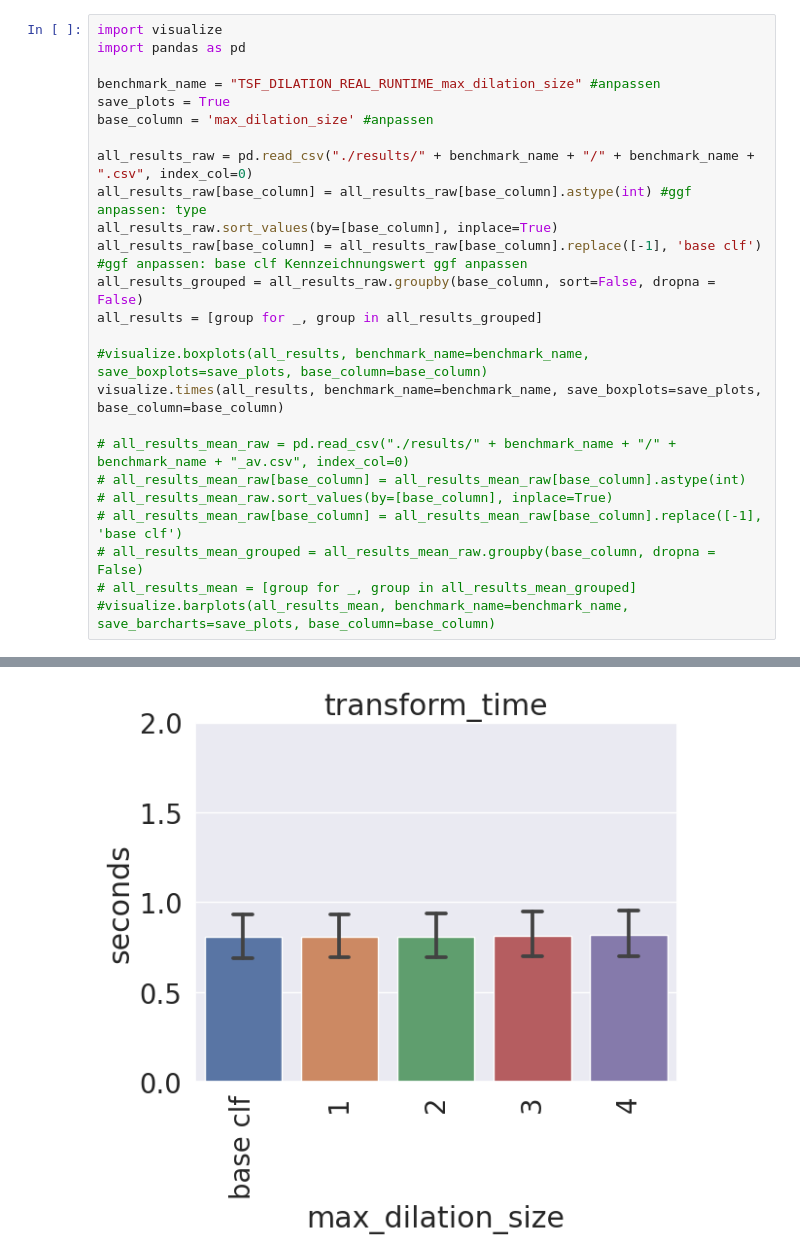
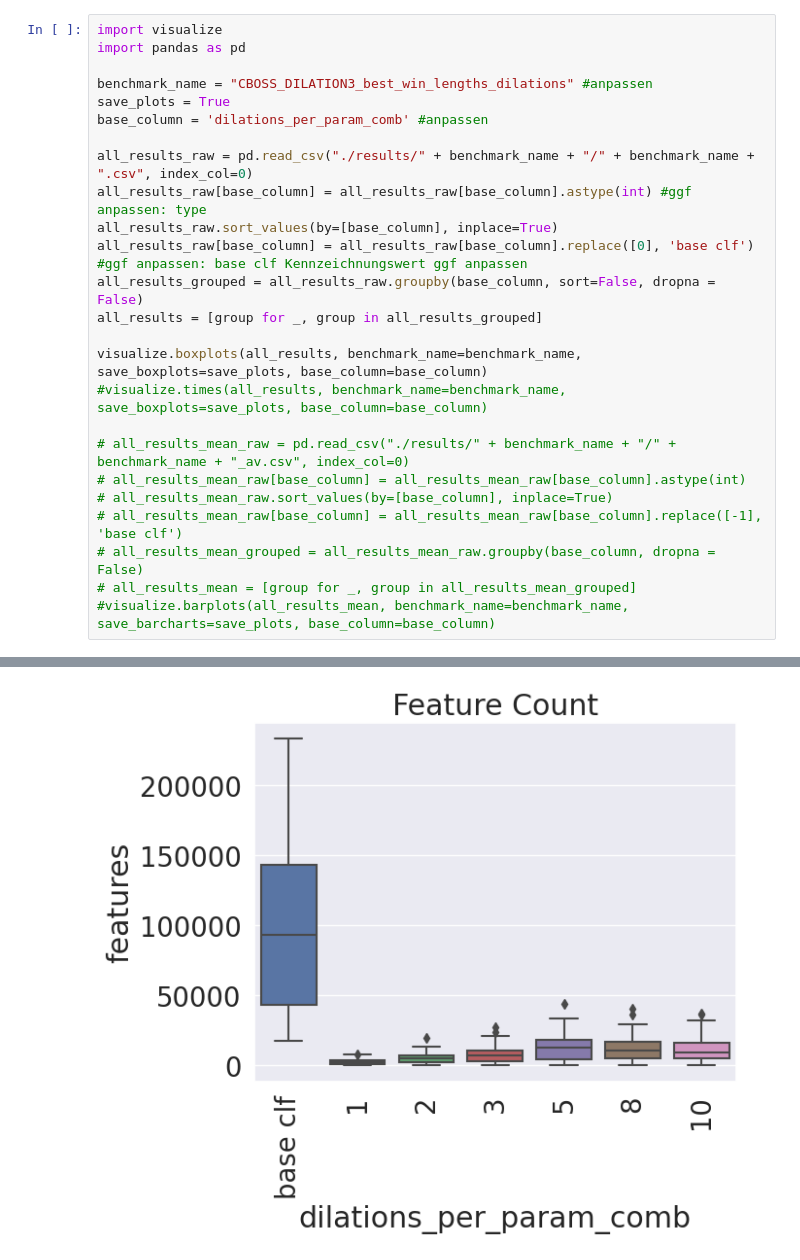
Before and after one commit to r00tk1d/dilation_evaluation, a Jupyter notebook: benchmark/visualize_from_csv.ipynb, the cells around one changed output, grey strips where cells are left out. Saved outputs shown, nothing was run; the diff lists cells and outputs as text.

Commit message:
UCR best params

```diff
--- a/benchmark/visualize_from_csv.ipynb
+++ b/benchmark/visualize_from_csv.ipynb
@@ -2,19 +2,19 @@
 import visualize
 import pandas as pd
 
-benchmark_name = "TSF_DILATION_REAL_RUNTIME_max_dilation_size" #anpassen
+benchmark_name = "CBOSS_DILATION3_best_win_lengths_dilations" #anpassen
 save_plots = True
-base_column = 'max_dilation_size' #anpassen
+base_column = 'dilations_per_param_comb' #anpassen
 
 all_results_raw = pd.read_csv("./results/" + benchmark_name + "/" + benchmark_name + ".csv", index_col=0)
 all_results_raw[base_column] = all_results_raw[base_column].astype(int) #ggf anpassen: type
 all_results_raw.sort_values(by=[base_column], inplace=True)
-all_results_raw[base_column] = all_results_raw[base_column].replace([-1], 'base clf') #ggf anpassen: base clf Kennzeichnungswert ggf anpassen
+all_results_raw[base_column] = all_results_raw[base_column].replace([0], 'base clf') #ggf anpassen: base clf Kennzeichnungswert ggf anpassen
 all_results_grouped = all_results_raw.groupby(base_column, sort=False, dropna = False)
 all_results = [group for _, group in all_results_grouped]
 
-#visualize.boxplots(all_results, benchmark_name=benchmark_name, save_boxplots=save_plots, base_column=base_column)
-visualize.times(all_results, benchmark_name=benchmark_name, save_boxplots=save_plots, base_column=base_column)
+visualize.boxplots(all_results, benchmark_name=benchmark_name, save_boxplots=save_plots, base_column=base_column)
+#visualize.times(all_results, benchmark_name=benchmark_name, save_boxplots=save_plots, base_column=base_column)
 
 # all_results_mean_raw = pd.read_csv("./results/" + benchmark_name + "/" + benchmark_name + "_av.csv", index_col=0)
 # all_results_mean_raw[base_column] = all_results_mean_raw[base_column].astype(int)
@@ -28 +28 @@ visualize.times(all_results, benchmark_name=benchmark_name, save_boxplots=save_p
-[figure, old version]
+[figure, new version]
```
Also changed, not shown: parts of 1 cell of this notebook, 12 other files.
